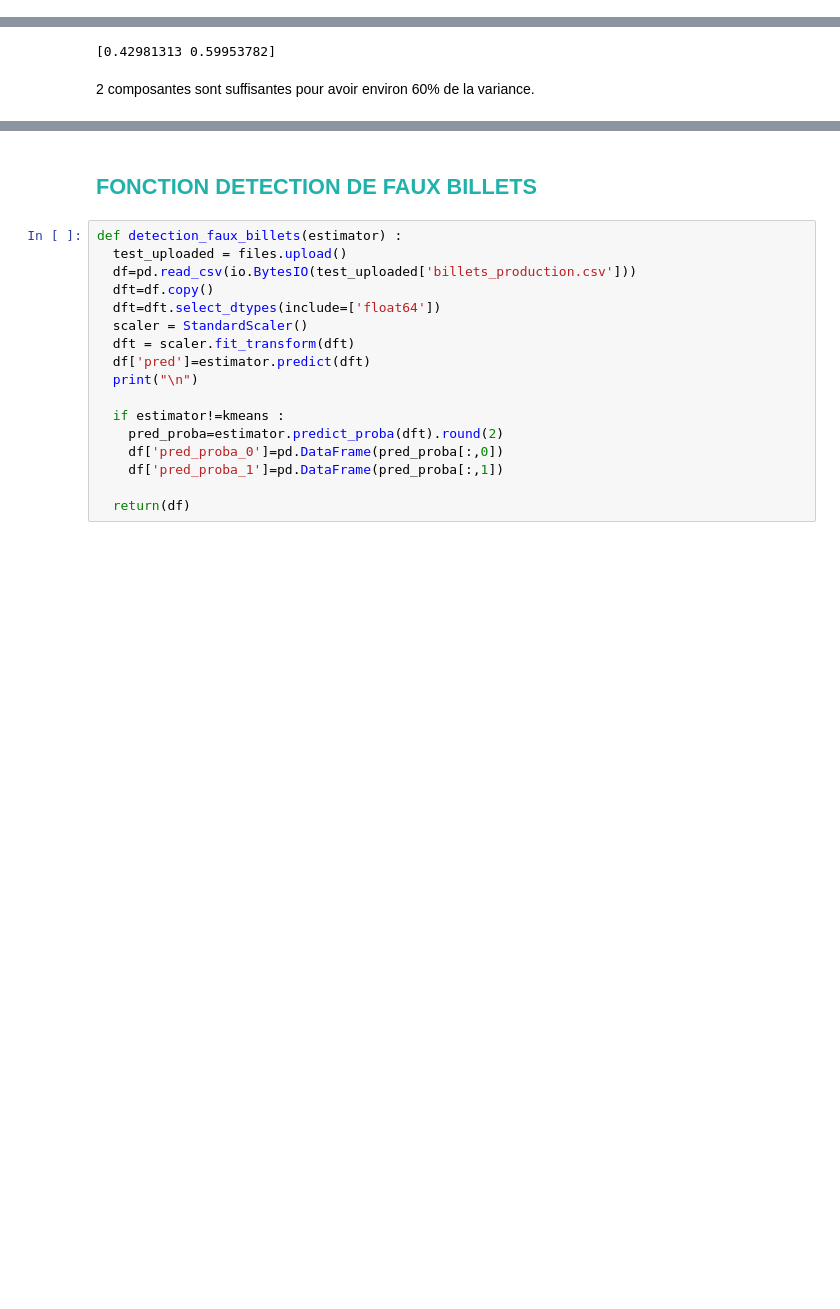
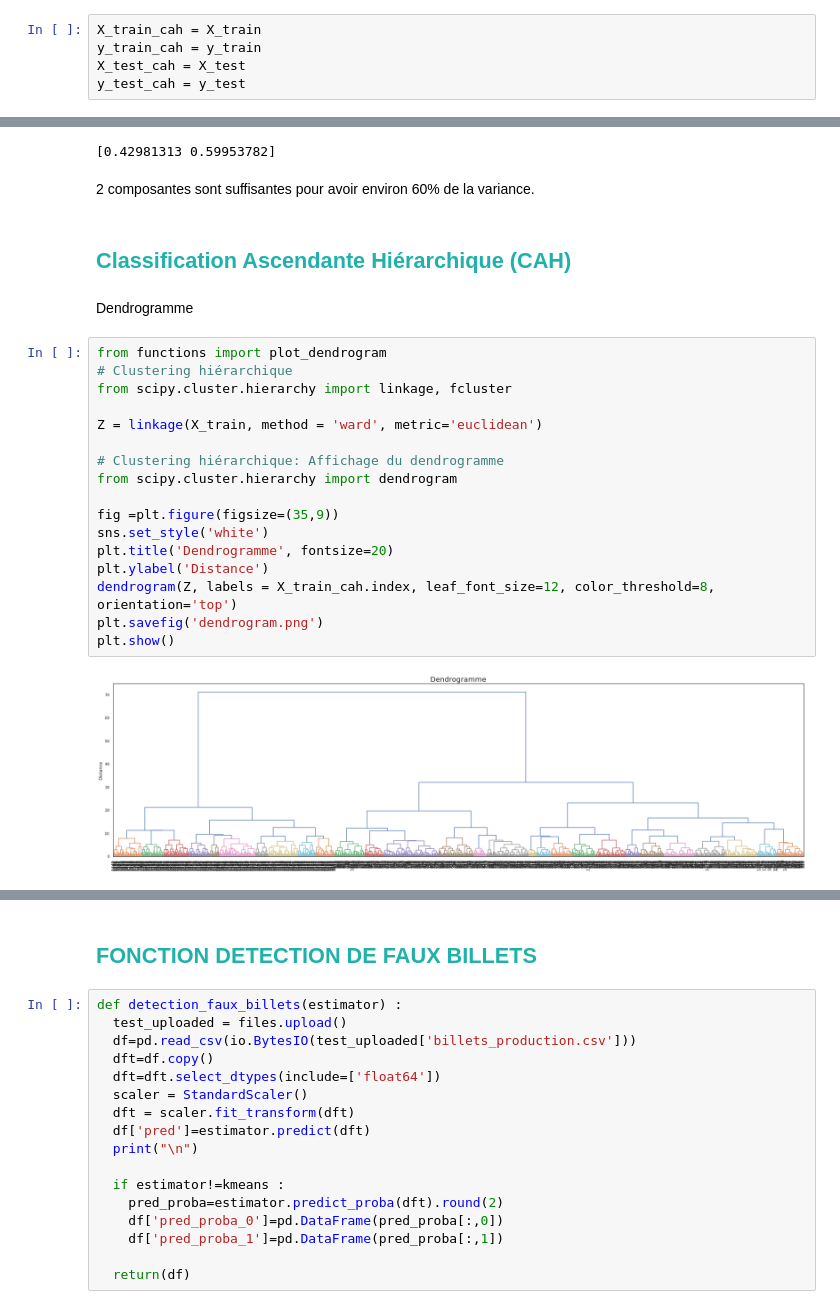
Before and after one commit to Randasabag/Detectez-des-faux-billets-avec-R-ou-Python, a Jupyter notebook: P10.ipynb, the cells around one changed output, grey strips where cells are left out. Cells and saved outputs as stored; diff of their text form; blank space fills up the shorter version.

```diff
--- a/P10.ipynb
+++ b/P10.ipynb
@@ -940,3 +924,8 @@ X_train
+# %%
+X_train_cah = X_train
+y_train_cah = y_train
+X_test_cah = X_test
+y_test_cah = y_test
 # %%
 print(f"Forme de X_train : {X_train.shape} et forme de y_train : {y_train.shape}")
 print(f"Forme de X_train : {X_test.shape} et forme de y_train : {y_test.shape}")
@@ -1499,3 +1472,26 @@ print(pca.explained_variance_ratio_.cumsum())
 [0.42981313 0.59953782]
 # %% [markdown]
 2 composantes sont suffisantes pour avoir environ 60% de la variance.
+# %% [markdown]
+## <a name="C27"><font color='LightSeaGreen'>Classification Ascendante Hiérarchique (CAH)</font></a>
+# %% [markdown]
+Dendrogramme
+# %%
+from functions import plot_dendrogram
+# Clustering hiérarchique
+from scipy.cluster.hierarchy import linkage, fcluster
+
+Z = linkage(X_train, method = 'ward', metric='euclidean')
+
+# Clustering hiérarchique: Affichage du dendrogramme
+from scipy.cluster.hierarchy import dendrogram
+
+fig =plt.figure(figsize=(35,9))
+sns.set_style('white')
+plt.title('Dendrogramme', fontsize=20)
+plt.ylabel('Distance')
+dendrogram(Z, labels = X_train_cah.index, leaf_font_size=12, color_threshold=8, orientation='top')
+plt.savefig('dendrogram.png')
+plt.show()
+# %% [output]
+[figure, added]
```
Also changed, not shown: parts of 22 cells of this notebook.
